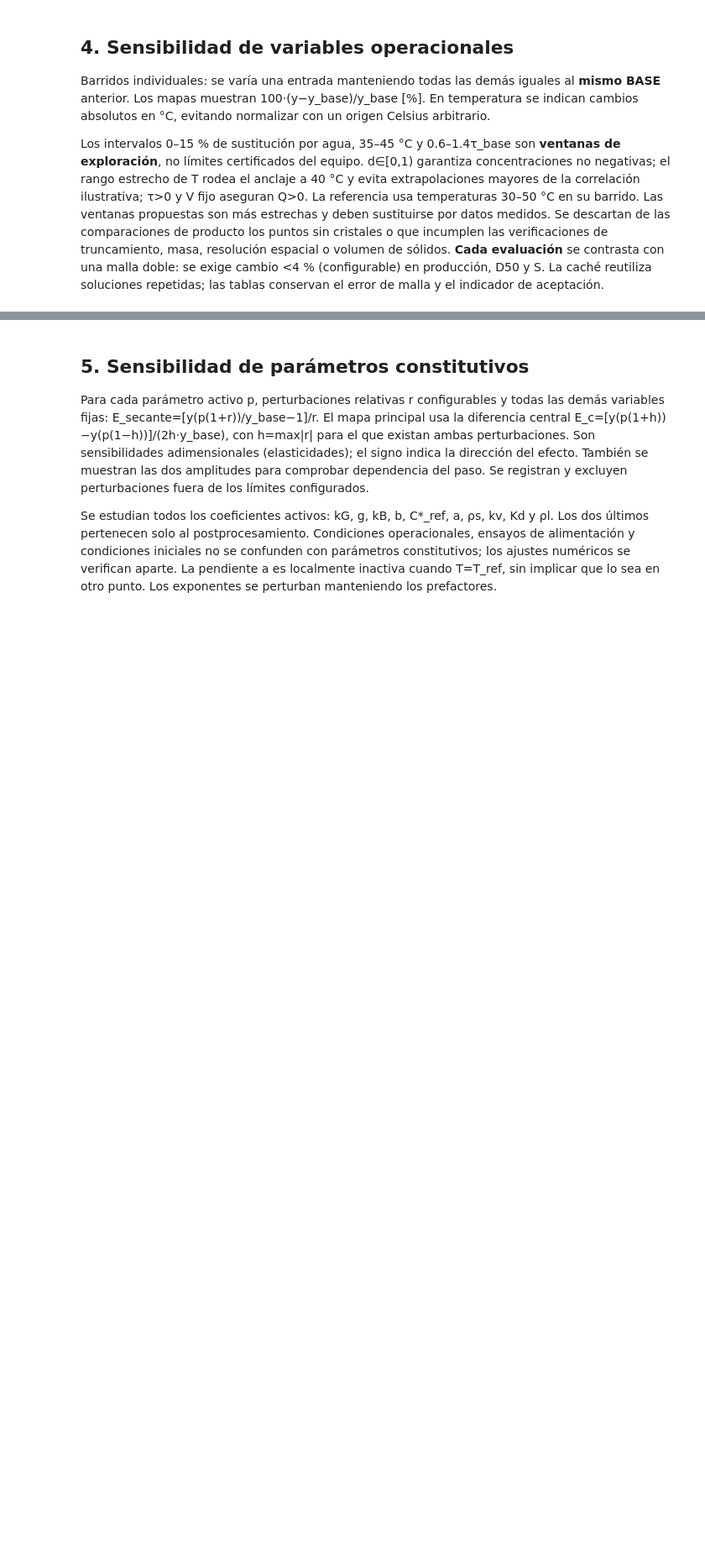
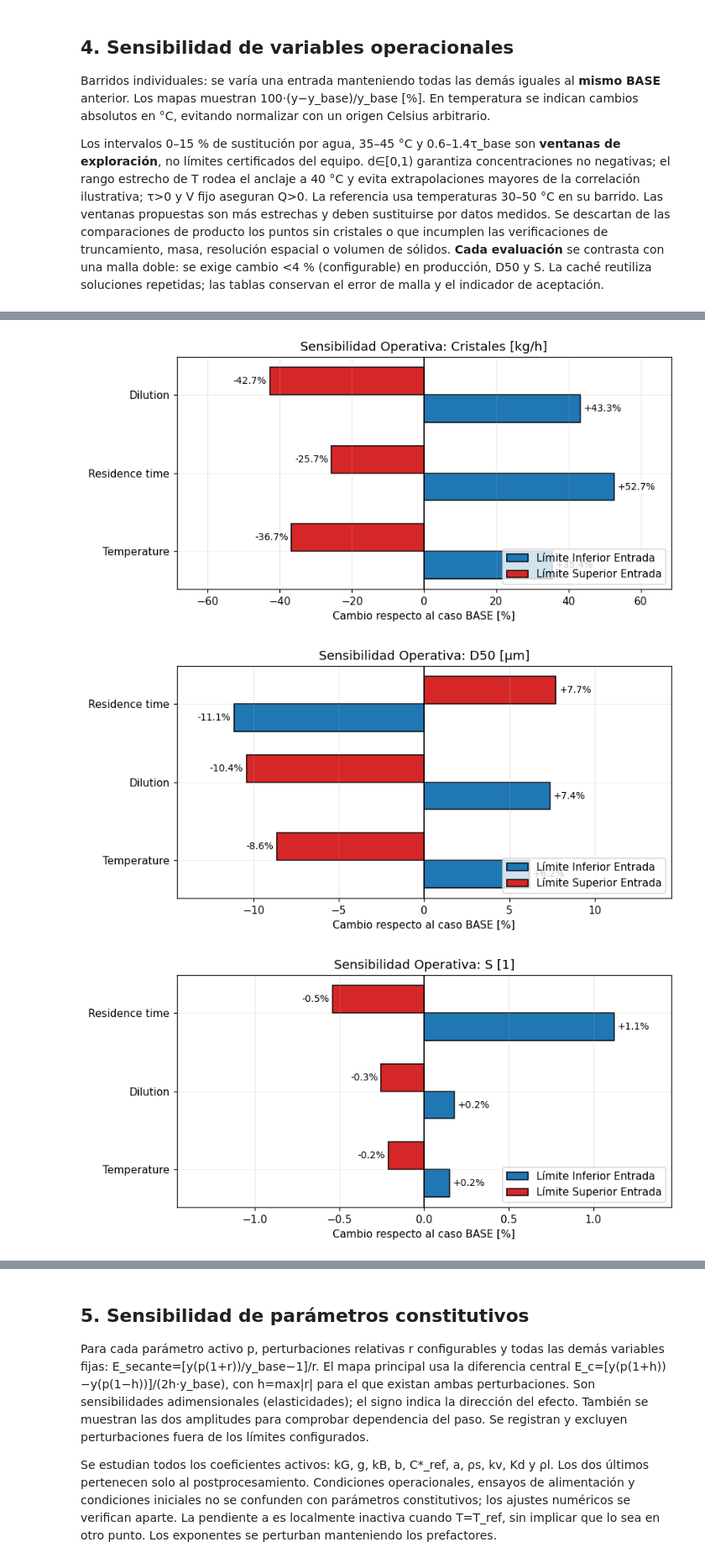
Before and after one commit to antomoyaa/CristalizadorPT, a Jupyter notebook: MSMPR_KNO3_DPBE_sensibilidad_Pareto.ipynb, the cells around one changed output, grey strips where cells are left out. Shown at 84% size. Cells and saved outputs as stored; diff of their text form; code cells hidden in the pictures; blank space fills up the shorter version.

Commit message:
graficos tornado

```diff
--- a/MSMPR_KNO3_DPBE_sensibilidad_Pareto.ipynb
+++ b/MSMPR_KNO3_DPBE_sensibilidad_Pareto.ipynb
@@ -684,3 +684,75 @@ display(operating_sensitivity[['input', 'value', 'Q_m3_h', *output_keys, 'valid'
 | 12 | residence_time | 8460.634548 | 280.830000 | 6919.865659 | 155.013496 | 1.024218 | 0.034697 | True |
 | 13 | residence_time | 10152.761457 | 234.025000 | 5900.321826 | 161.451212 | 1.021042 | 0.034696 | True |
 | 14 | residence_time | 11844.888367 | 200.592857 | 5142.923508 | 166.996395 | 1.018674 | 0.034696 | True |
+# %%
+def plot_operating_tornado(matrices, output_index, heatmap_inputs, output_labels):
+    """
+    Genera un gráfico tornado evaluando el impacto de los límites operativos extremos
+    (inferior y superior) sobre una métrica de salida específica.
+    """
+    output_name = output_labels[output_index].replace('\n', ' ')
+
+    low_impacts = []
+    high_impacts = []
+    labels = []
+
+    # 1. Extraer los extremos de cada parámetro para la métrica seleccionada
+    for i, (key, label) in enumerate(heatmap_inputs):
+        impact_col = matrices[i][:, output_index]
+
+        # Ignorar NaNs buscando el primer y último índice finito (estados válidos)
+        finite_idx = np.flatnonzero(np.isfinite(impact_col))
+        if finite_idx.size < 2:
+            continue
+
+        low_impacts.append(impact_col[finite_idx[0]])   # Límite inferior del parámetro
+        high_impacts.append(impact_col[finite_idx[-1]]) # Límite superior del parámetro
+        labels.append(label)
+
+    # 2. Ordenar por la magnitud del cambio total (forma de embudo/tornado)
+    swings = np.abs(np.array(high_impacts) - np.array(low_impacts))
+    sort_idx = np.argsort(swings)
+
+    sorted_labels = np.array(labels)[sort_idx]
+    sorted_low = np.array(low_impacts)[sort_idx]
+    sorted_high = np.array(high_impacts)[sort_idx]
+
+    # 3. Construir el gráfico
+    fig, ax = plt.subplots(figsize=(8, 4))
+    y_pos = np.arange(len(sorted_labels))
+    height = 0.35
+
+    # Barras emparejadas: Límite inferior vs Límite superior del parámetro
+    rects1 = ax.barh(y_pos - height/2, sorted_low, height,
+                     label='Límite Inferior Entrada', color='tab:blue', edgecolor='black')
+    rects2 = ax.barh(y_pos + height/2, sorted_high, height,
+                     label='Límite Superior Entrada', color='tab:red', edgecolor='black')
+
+    ax.set_yticks(y_pos)
+    ax.set_yticklabels(sorted_labels)
+    ax.set_xlabel("Cambio respecto al caso BASE [%]")
+    ax.set_title(f"Sensibilidad Operativa: {output_name}")
+    ax.axvline(0, color='black', linewidth=1.2)
+    ax.grid(alpha=0.25, axis='x')
+    ax.legend(loc='lower right')
+
+    # Añadir el porcentaje sobre cada barra
+    ax.bar_label(rects1, fmt='%+.1f%%', padding=3, fontsize=9)
+    ax.bar_label(rects2, fmt='%+.1f%%', padding=3, fontsize=9)
+
+    # Centrar el eje X con holgura para los textos
+    max_abs = max(np.max(np.abs(sorted_low)), np.max(np.abs(sorted_high))) if sorted_low.size > 0 else 1
+    ax.set_xlim(-max_abs * 1.3, max_abs * 1.3)
+
+    fig.tight_layout()
+    plt.show()
+
+# =====================================================================
+# Generar un gráfico tornado independiente para cada métrica de salida
+# =====================================================================
+for output_idx in range(len(output_labels)):
+    plot_operating_tornado(matrices, output_idx, heatmap_inputs, output_labels)
+# %% [output]
+[figure, added]
+[figure, added]
+[figure, added]
```
Also changed, not shown: parts of 7 cells of this notebook.
